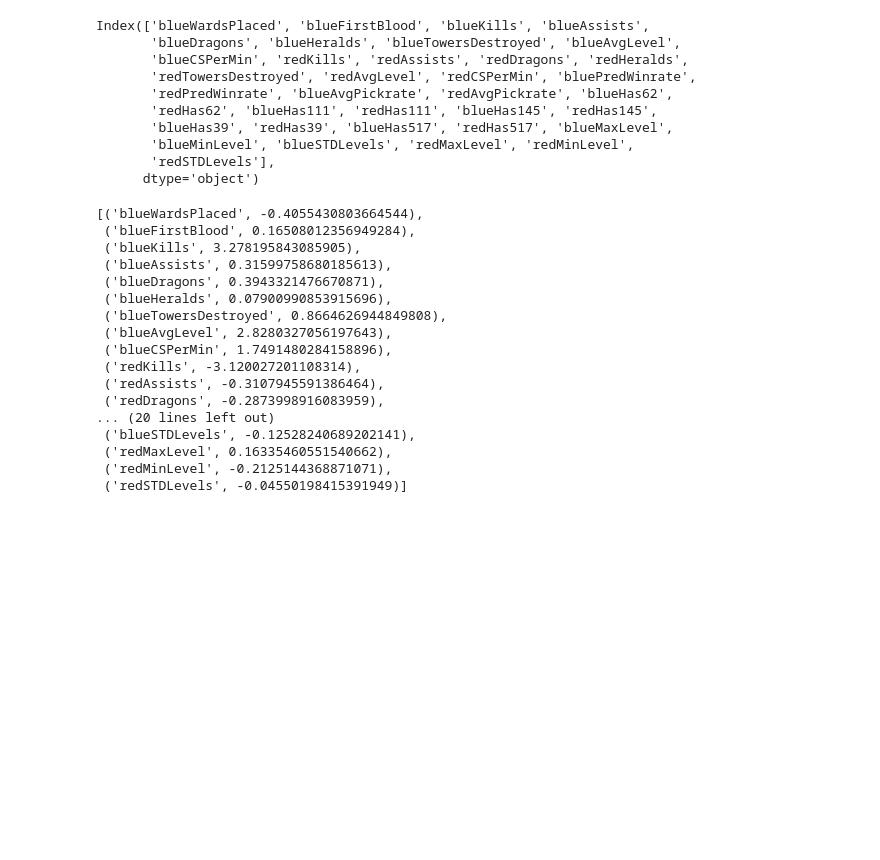
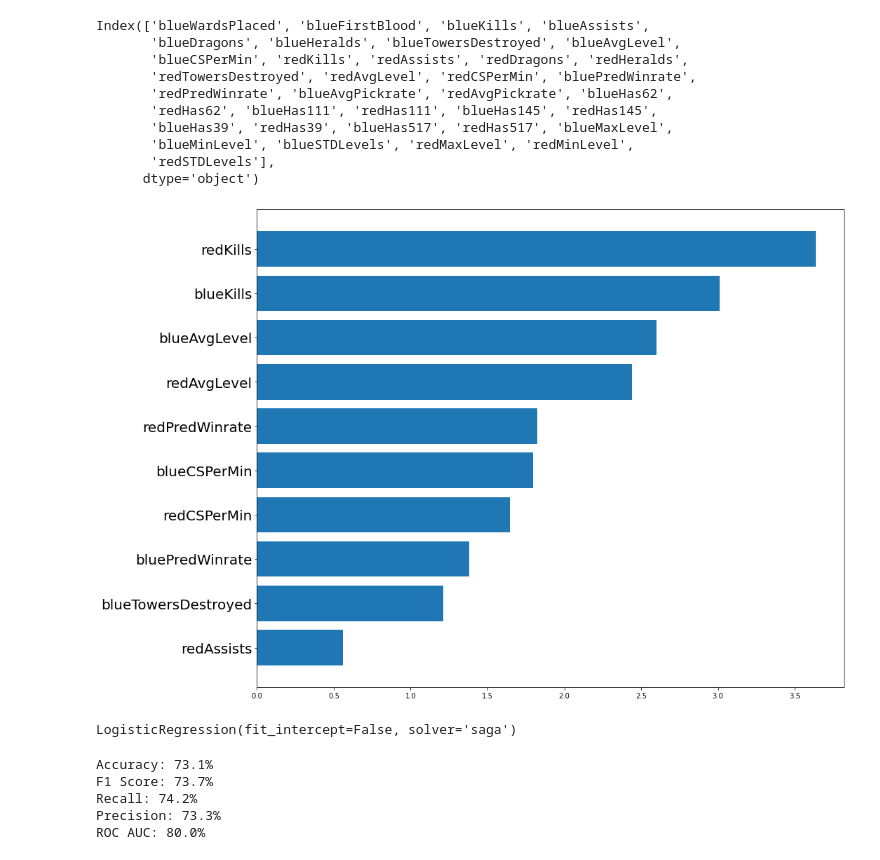
Before and after one commit to jnhoogstra/League_Predict, a Jupyter notebook: Notebooks/Individual/andre/modeling/limited_logreg.ipynb, the cells around one changed output. Saved outputs shown, nothing was run; the diff lists cells and outputs as text; code cells hidden in the pictures; blank space fills up the shorter version.

```diff
--- a/Notebooks/Individual/andre/modeling/limited_logreg.ipynb
+++ b/Notebooks/Individual/andre/modeling/limited_logreg.ipynb
@@ -109,22 +110,13 @@ Index(['blueWardsPlaced', 'blueFirstBlood', 'blueKills', 'blueAssists',
        'redSTDLevels'],
       dtype='object')
 # %%
-list(zip(X.columns, logreg.coef_[0]))
+import matplotlib.pyplot as plt
+
+to_plot = sorted(list(zip(X.columns, abs(logreg.coef_[0]))), key = lambda x: x[1])
+
+fig, ax = plt.subplots(figsize = (15,10))
+ax.barh(y = [x[0] for x in to_plot[-10:]], width = [x[1] for x in to_plot[-10:]])
+plt.yticks(fontsize = 20)
+fig.tight_layout();
 # %% [output]
-[('blueWardsPlaced', -0.4055430803664544),
- ('blueFirstBlood', 0.16508012356949284),
- ('blueKills', 3.278195843085905),
- ('blueAssists', 0.31599758680185613),
- ('blueDragons', 0.3943321476670871),
- ('blueHeralds', 0.07900990853915696),
- ('blueTowersDestroyed', 0.8664626944849808),
- ('blueAvgLevel', 2.8280327056197643),
- ('blueCSPerMin', 1.7491480284158896),
- ('redKills', -3.120027201108314),
- ('redAssists', -0.3107945591386464),
- ('redDragons', -0.2873998916083959),
-... (20 lines left out)
- ('blueSTDLevels', -0.12528240689202141),
- ('redMaxLevel', 0.16335460551540662),
- ('redMinLevel', -0.2125144368871071),
- ('redSTDLevels', -0.04550198415391949)]
+[figure, added]
@@ -130,0 +130,4 @@ list(zip(X.columns, logreg.coef_[0]))
+# %%
+logreg.fit(X_train, y_train)
+# %% [output]
+LogisticRegression(fit_intercept=False, solver='saga')
@@ -130,0 +140,12 @@ list(zip(X.columns, logreg.coef_[0]))
+# %%
+print(f'''Accuracy: {round(accuracy_score(y_test, yhat_test)*100, 1)}%
+F1 Score: {round(f1_score(y_test, yhat_test)*100, 1)}%
+Recall: {round(recall_score(y_test, yhat_test)*100, 1)}%
+Precision: {round(precision_score(y_test, yhat_test)*100, 1)}%
+ROC AUC: {round(auc_score, 1)*100}%''')
+# %% [output]
+Accuracy: 73.1%
+F1 Score: 73.7%
+Recall: 74.2%
+Precision: 73.3%
+ROC AUC: 80.0%
```
Also changed, not shown: parts of 17 cells of this notebook.
